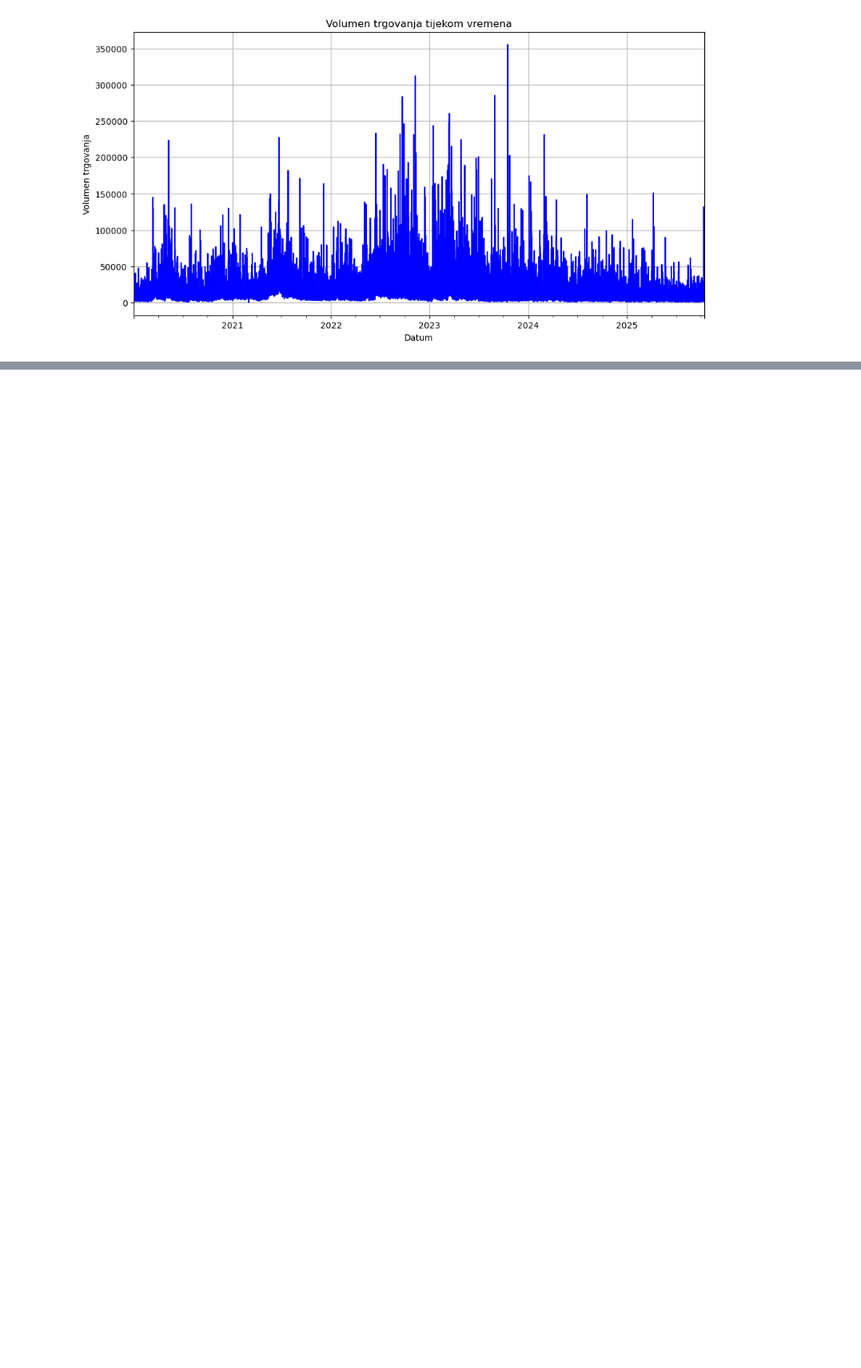
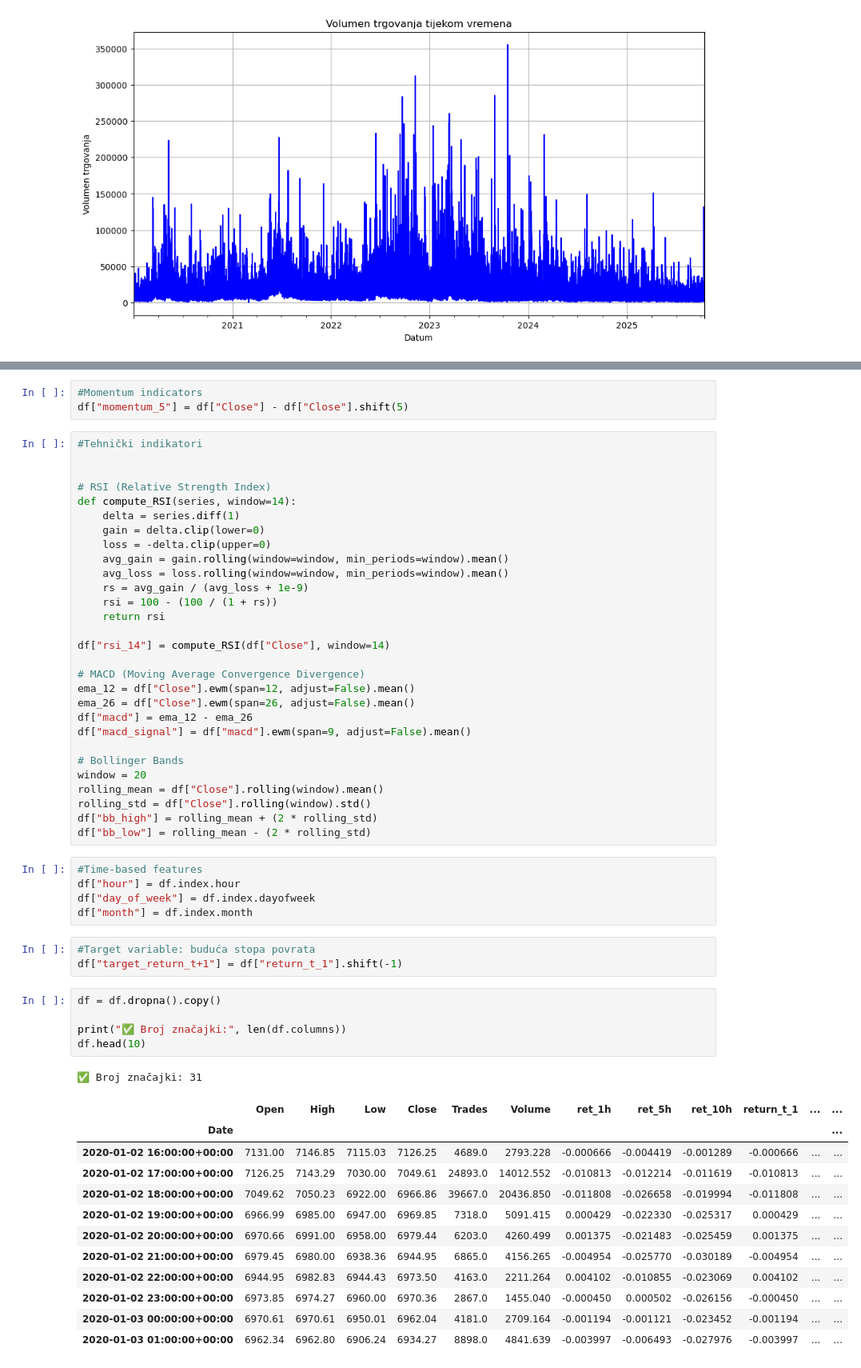
Before and after one commit to KristianLovey/ML-Projekt-Vicuna, a Jupyter notebook: ML_model.ipynb, the cells around one changed output, grey strips where cells are left out. Shown at 80% size. Cells and saved outputs as stored; diff of their text form; blank space fills up the shorter version.

Commit message:
Definiranje značajki
Definiranje značajki i dopis u README

```diff
--- a/ML_model.ipynb
+++ b/ML_model.ipynb
@@ -61,0 +80,59 @@ df["ret_12h"] = np.log(df["Close"]).diff(24)
+# %%
+#Momentum indicators
+df["momentum_5"] = df["Close"] - df["Close"].shift(5)
+# %%
+#Tehnički indikatori
+
+
+# RSI (Relative Strength Index)
+def compute_RSI(series, window=14):
+    delta = series.diff(1)
+    gain = delta.clip(lower=0)
+    loss = -delta.clip(upper=0)
+    avg_gain = gain.rolling(window=window, min_periods=window).mean()
+    avg_loss = loss.rolling(window=window, min_periods=window).mean()
+    rs = avg_gain / (avg_loss + 1e-9)
+    rsi = 100 - (100 / (1 + rs))
+    return rsi
+
+df["rsi_14"] = compute_RSI(df["Close"], window=14)
+
+# MACD (Moving Average Convergence Divergence)
+ema_12 = df["Close"].ewm(span=12, adjust=False).mean()
+ema_26 = df["Close"].ewm(span=26, adjust=False).mean()
+df["macd"] = ema_12 - ema_26
+df["macd_signal"] = df["macd"].ewm(span=9, adjust=False).mean()
+
+# Bollinger Bands
+window = 20
+rolling_mean = df["Close"].rolling(window).mean()
+rolling_std = df["Close"].rolling(window).std()
+df["bb_high"] = rolling_mean + (2 * rolling_std)
+df["bb_low"] = rolling_mean - (2 * rolling_std)
+# %%
+#Time-based features
+df["hour"] = df.index.hour
+df["day_of_week"] = df.index.dayofweek
+df["month"] = df.index.month
+# %%
+#Target variable: buduća stopa povrata
+df["target_return_t+1"] = df["return_t_1"].shift(-1)
+# %%
+df = df.dropna().copy()
+
+print("✅ Broj značajki:", len(df.columns))
+df.head(10)
+# %% [output]
+✅ Broj značajki: 31
+|  | Open | High | Low | Close | Trades | Volume | ret_1h | ret_5h | ret_10h | return_t_1 | ... | ... |
+| Date |  |  |  |  |  |  |  |  |  |  |  | ... |
+| 2020-01-02 16:00:00+00:00 | 7131.00 | 7146.85 | 7115.03 | 7126.25 | 4689.0 | 2793.228 | -0.000666 | -0.004419 | -0.001289 | -0.000666 | ... | ... |
+| 2020-01-02 17:00:00+00:00 | 7126.25 | 7143.29 | 7030.00 | 7049.61 | 24893.0 | 14012.552 | -0.010813 | -0.012214 | -0.011619 | -0.010813 | ... | ... |
+| 2020-01-02 18:00:00+00:00 | 7049.62 | 7050.23 | 6922.00 | 6966.86 | 39667.0 | 20436.850 | -0.011808 | -0.026658 | -0.019994 | -0.011808 | ... | ... |
+| 2020-01-02 19:00:00+00:00 | 6966.99 | 6985.00 | 6947.00 | 6969.85 | 7318.0 | 5091.415 | 0.000429 | -0.022330 | -0.025317 | 0.000429 | ... | ... |
+| 2020-01-02 20:00:00+00:00 | 6970.66 | 6991.00 | 6958.00 | 6979.44 | 6203.0 | 4260.499 | 0.001375 | -0.021483 | -0.025459 | 0.001375 | ... | ... |
+| 2020-01-02 21:00:00+00:00 | 6979.45 | 6980.00 | 6938.36 | 6944.95 | 6865.0 | 4156.265 | -0.004954 | -0.025770 | -0.030189 | -0.004954 | ... | ... |
+| 2020-01-02 22:00:00+00:00 | 6944.95 | 6982.83 | 6944.43 | 6973.50 | 4163.0 | 2211.264 | 0.004102 | -0.010855 | -0.023069 | 0.004102 | ... | ... |
+| 2020-01-02 23:00:00+00:00 | 6973.85 | 6974.27 | 6960.00 | 6970.36 | 2867.0 | 1455.040 | -0.000450 | 0.000502 | -0.026156 | -0.000450 | ... | ... |
+| 2020-01-03 00:00:00+00:00 | 6970.61 | 6970.61 | 6950.01 | 6962.04 | 4181.0 | 2709.164 | -0.001194 | -0.001121 | -0.023452 | -0.001194 | ... | ... |
+| 2020-01-03 01:00:00+00:00 | 6962.34 | 6962.80 | 6906.24 | 6934.27 | 8898.0 | 4841.639 | -0.003997 | -0.006493 | -0.027976 | -0.003997 | ... | ... |
```
Also changed, not shown: parts of 6 cells of this notebook, 2 other files.
